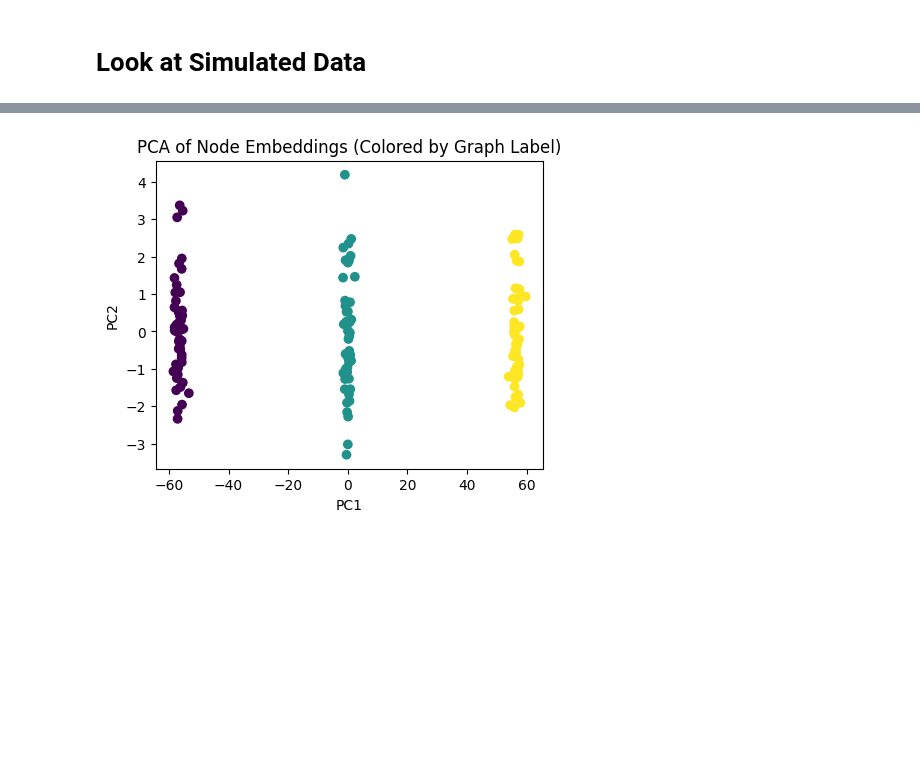
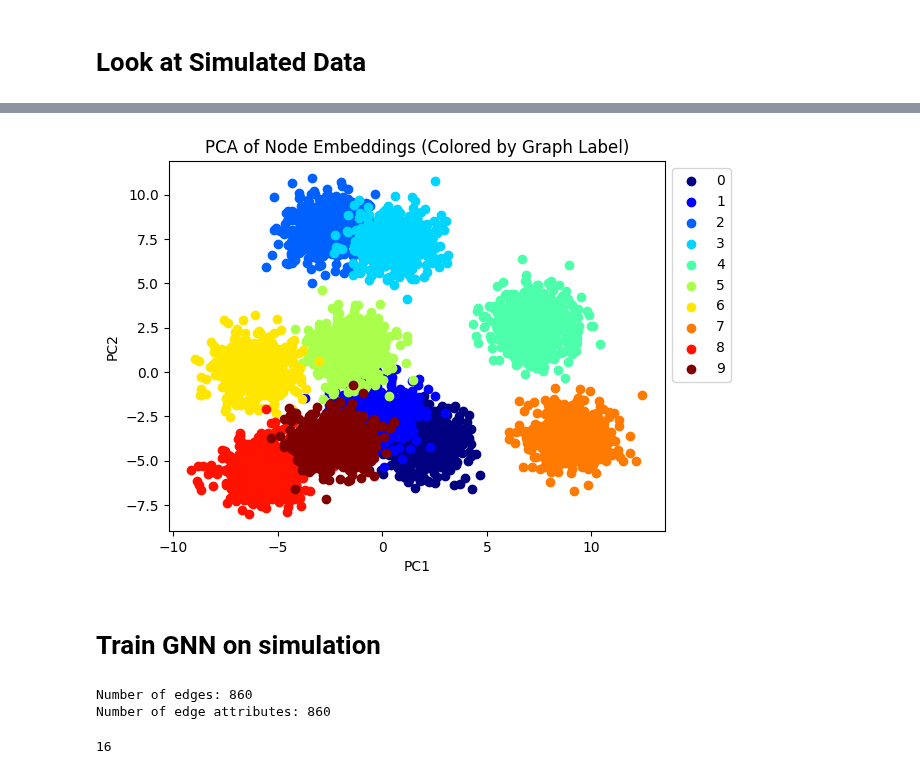
Before and after one commit to czi-ai/reg-net-llm, a Jupyter notebook: notebooks/test_GNNs.ipynb, the cells around one changed output, grey strips where cells are left out. Cells and saved outputs as stored; diff of their text form; code cells hidden in the pictures; blank space fills up the shorter version.

Commit message:
simulation and training GNN

```diff
--- a/notebooks/test_GNNs.ipynb
+++ b/notebooks/test_GNNs.ipynb
@@ -19,19 +13,23 @@ ngraphs = 5
+# %%
+nclass = 10
+ngraphs = 50
+nnodes = 10
 # %%
-datasets = simulate_data(num_classes=nclass, graphs_per_class=ngraphs, num_nodes_per_graph=10,
-                         num_edges_per_graph=20, node_embedding_dim=32)
+datasets = simulate_data(num_classes=nclass, graphs_per_class=ngraphs, num_nodes_per_graph=nnodes,
+                         num_edges_per_graph=30, node_embedding_dim=32)
 # %%
 from scGraphLLM.utils import CombinedDataset
 # %%
 combined_dataset = CombinedDataset(datasets)
 # %%
-fig, axes = plt.subplots(nrows=nclass, ncols=ngraphs, figsize=(20 * (nclass / 2), 8 * (nclass / 2)))
+fig, axes = plt.subplots(nrows=nclass, ncols=ngraphs, figsize=(20 , 8))
 axes = axes.flatten()
 
 data = combined_dataset[0]
 G = to_networkx(data, to_undirected=True)
 pos = nx.spring_layout(G, k=2)
 
-for i in range(len(combined_dataset)):
+for i in range(10):
     # Convert the i-th graph to a networkx graph
     data = combined_dataset[i]
     G = to_networkx(data, to_undirected=True)
@@ -54,15 +52,22 @@ import torch
 # %%
 all_embeddings = torch.cat([data.x for data in combined_dataset], dim=0)
 all_labels = torch.cat([data.y.repeat(data.x.shape[0]) for data in combined_dataset], dim=0)
 
 pca = PCA(n_components=2)
 pca_embeddings = pca.fit_transform(all_embeddings)
+unique_labels = np.unique(all_labels)
+colors = plt.cm.jet(np.linspace(0, 1, len(unique_labels)))
 
-plt.figure(figsize=(5, 4))
-plt.scatter(pca_embeddings[:, 0], pca_embeddings[:, 1], c=all_labels)
+for label, color in zip(unique_labels, colors):
+    plt.scatter(pca_embeddings[all_labels == label, 0], pca_embeddings[all_labels == label, 1],
+                label=label, color=color)
+
 plt.xlabel('PC1')
 plt.ylabel('PC2')
 plt.title('PCA of Node Embeddings (Colored by Graph Label)')
+plt.legend(loc='upper left', bbox_to_anchor=(1, 1))
 plt.show()
 # %% [output]
-[figure, old version]
+[figure, new version]
+# %% [markdown]
+# Train GNN on simulation
@@ -68,0 +80,12 @@ plt.show()
+# %%
+for batch in dataloader:
+    print("Number of edges:", batch.edge_index.size(1))
+    print("Number of edge attributes:", batch.edge_attr.size(0))
+    break
+# %% [output]
+Number of edges: 860
+Number of edge attributes: 860
+# %%
+len(dataloader)
+# %% [output]
+16
```
Also changed, not shown: parts of 26 cells of this notebook, 4 other files.
